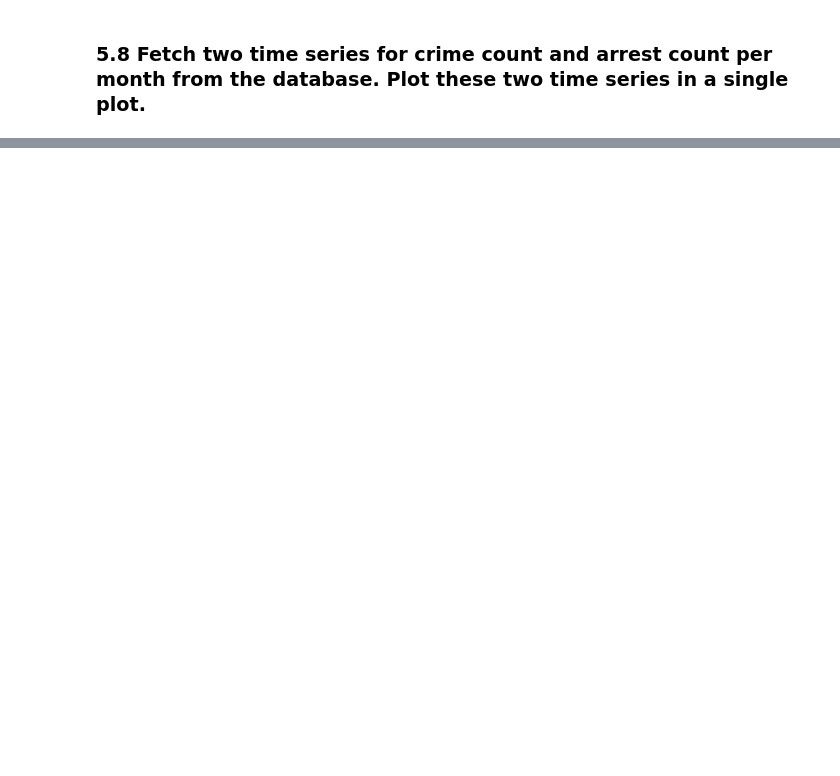
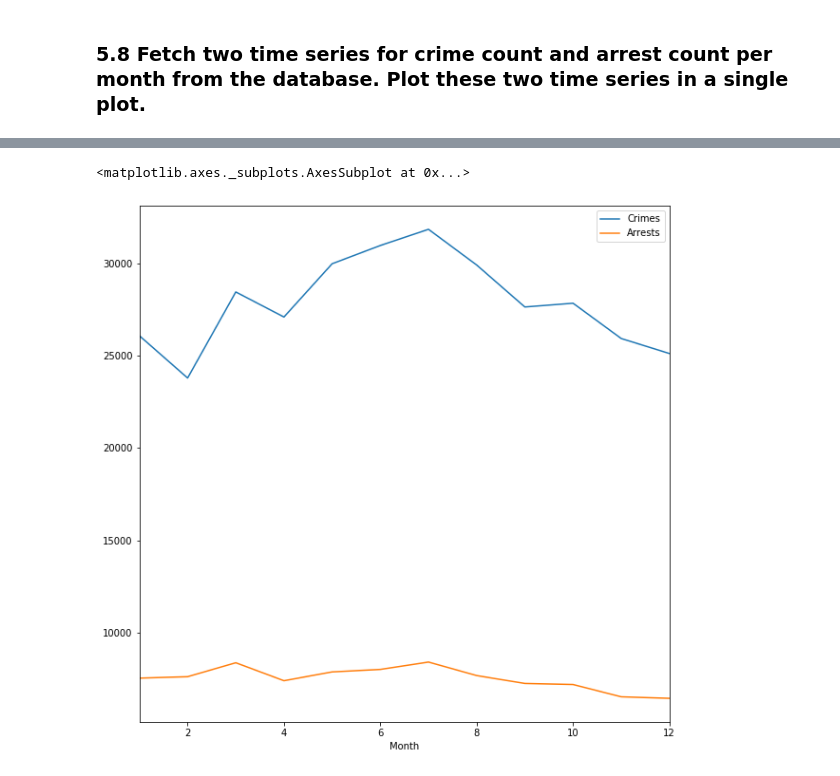
Before and after one commit to BlakeBigG/Database_and_Analytics_MS, a Jupyter notebook: modules/module8/exercises/Final-Project-Part-III.ipynb, the cells around one changed output, grey strips where cells are left out. Cells and saved outputs as stored; diff of their text form; code cells hidden in the pictures; blank space fills up the shorter version.

```diff
--- a/modules/module8/exercises/Final-Project-Part-III.ipynb
+++ b/modules/module8/exercises/Final-Project-Part-III.ipynb
@@ -23,0 +238,11 @@ In this part, we will be executing some queries on the database that we have imp
+# %%
+import pandas as pd
+
+SQL = "SELECT EXTRACT(MONTH FROM date) AS month, COUNT(id) AS arrest_count "
+SQL += "FROM record "
+SQL += "WHERE arrest = True "
+SQL += "GROUP BY month "
+SQL += "ORDER BY month"
+
+df_arrests = pd.read_sql(SQL, conn)
+df_arrests
@@ -23,0 +263,8 @@ In this part, we will be executing some queries on the database that we have imp
+# %%
+SQL = "SELECT EXTRACT(MONTH FROM date) AS month, COUNT(id) AS total_count "
+SQL += "FROM record "
+SQL += "GROUP BY month "
+SQL += "ORDER BY month"
+
+df_total = pd.read_sql(SQL, conn)
+df_total
@@ -23,0 +285,12 @@ In this part, we will be executing some queries on the database that we have imp
+# %%
+df = pd.DataFrame({'Month': df_total['month'],
+                       'Crimes': df_total['total_count'],
+                       'Arrests': df_arrests['arrest_count']})
+# %%
+import matplotlib.pyplot as plt
+%matplotlib inline
+
+df.plot(x='Month', figsize=(10,10))
+# %% [output]
+<matplotlib.axes._subplots.AxesSubplot at 0x...>
+[figure, added]
```
Also changed, not shown: parts of 17 cells of this notebook, 3 other files.
